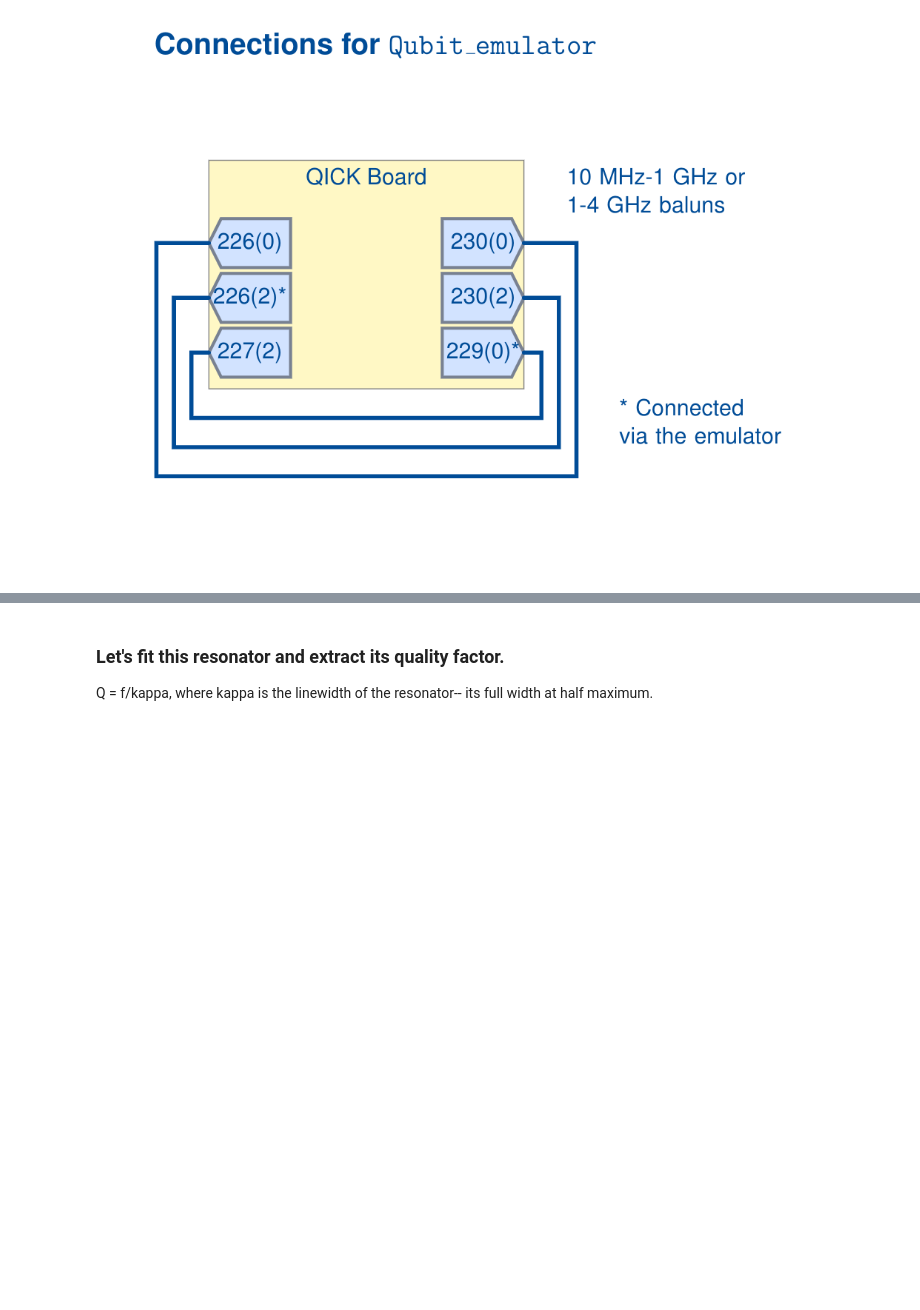
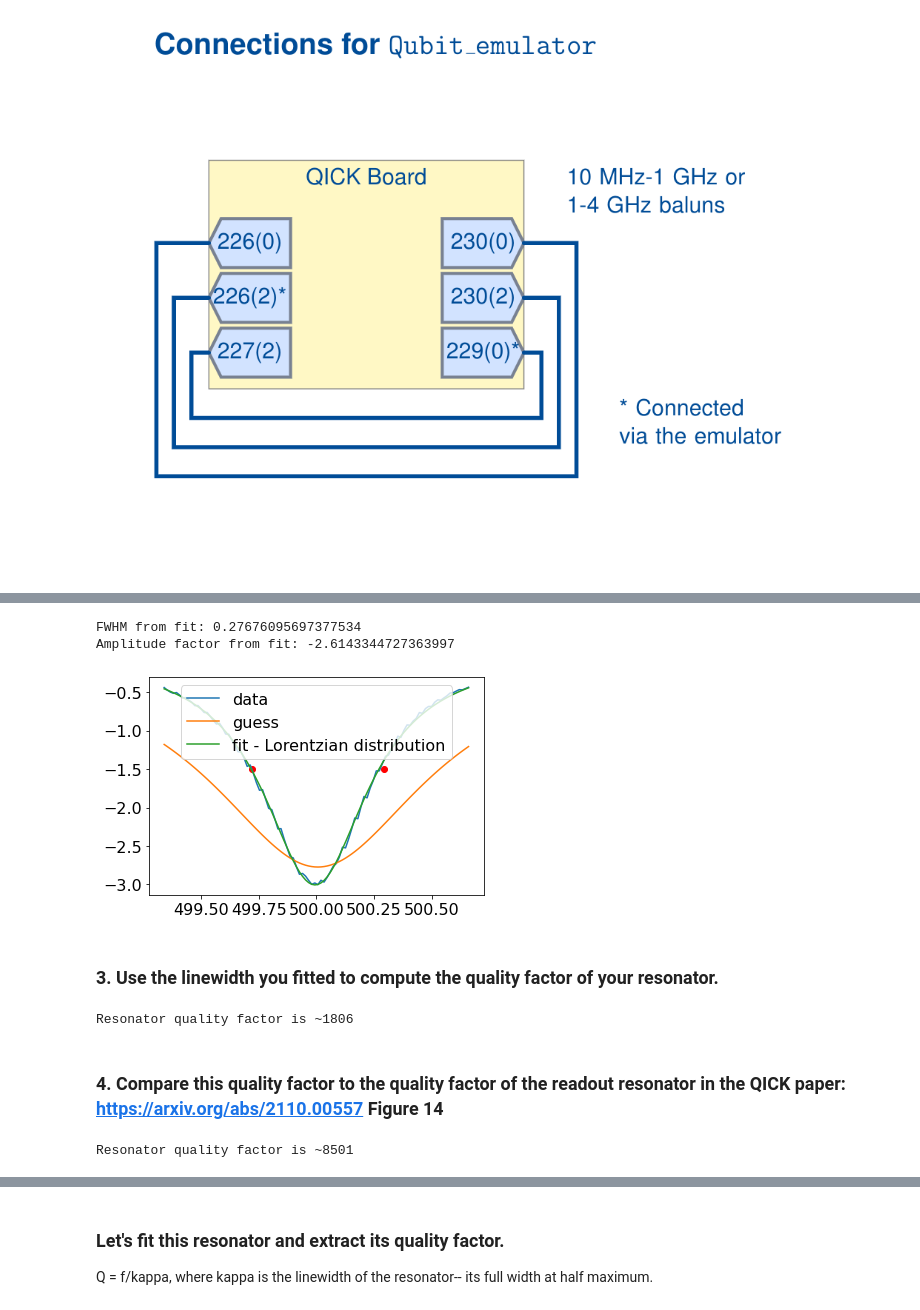
Before and after one commit to openquantumhardware/QIS_SummerSchool_2024, a Jupyter notebook: ZCU216/demos_qce/demos_expt/LabDay1_Resonator.ipynb, the cells around one changed output, grey strips where cells are left out. Saved outputs shown, nothing was run; the diff lists cells and outputs as text; code cells hidden in the pictures; blank space fills up the shorter version.

```diff
--- a/ZCU216/demos_qce/demos_expt/LabDay2_Resonator.ipynb
+++ b/ZCU216/demos_qce/demos_expt/LabDay1_Resonator.ipynb
@@ -149,0 +229,12 @@ By measuring the complex S_21 of the resonator around its resonant frequency, we
+# %%
+def lorentzian(f, gamma, f0, A):
+    return (A/np.pi) / (gamma) / (1 + np.power((f-f0)/(gamma),2.))
+
+def FWHM_analytic(f, S21):
+    f_min = f[np.argmin(S21)] #; print(f_min)
+    S_min = np.min(S21) #; print(S_min)
+    halfmax = S_min/2 #; print(halfmax)
+    hm_f_lo = f[f<f_min][np.argmin(np.abs(S21[f<f_min]-halfmax))] #; print(hm_f_lo)
+    hm_f_hi = f[f>f_min][np.argmin(np.abs(S21[f>f_min]-halfmax))] #; print(hm_f_hi)
+    FWHM = hm_f_hi - hm_f_lo
+    return f_min, S_min, FWHM
@@ -149,0 +256,46 @@ By measuring the complex S_21 of the resonator around its resonant frequency, we
+# %%
+### Solution:
+
+min_idx = int(700)
+max_idx = int(800)
+
+plt.scatter([f_min-FWHM/2.],[S_min/2.],color='r',marker='o')
+plt.scatter([f_min+FWHM/2.],[S_min/2.],color='r',marker='o')
+
+guess = [FWHM , f_min , -5]
+gss_lorentzian = lorentzian(freqs, *guess)
+popt, pcov = curve_fit(lorentzian, freqs[min_idx:max_idx], S21[min_idx:max_idx], maxfev = 100000, p0 = guess)
+fit_lorentzian = lorentzian(freqs, *popt)
+plt.plot(freqs[min_idx:max_idx], S21[min_idx:max_idx], label="data")
+plt.plot(freqs[min_idx:max_idx], gss_lorentzian[min_idx:max_idx], label="guess")
+plt.plot(freqs[min_idx:max_idx], fit_lorentzian[min_idx:max_idx], label="fit - Lorentzian distribution")
+plt.legend()
+
+print("FWHM from fit:", popt[0])
+print("Amplitude factor from fit:", popt[2])
+# %% [output]
+FWHM from fit: 0.27676095697377534
+Amplitude factor from fit: -2.6143344727363997
+[figure, added]
+# %% [markdown]
+### 3. Use the linewidth you fitted to compute the quality factor of your resonator.
+# %%
+### Solution:
+
+kappa = popt[0] ## Resonator linewidth (gamma of the Lorentzian function)
+f = popt[1] ## Resonator center frequency
+Q = f/kappa
+print("Resonator quality factor is ~" + str(int(Q)))
+# %% [output]
+Resonator quality factor is ~1806
+# %% [markdown]
+### 4. Compare this quality factor to the quality factor of the readout resonator in the QICK paper: https://arxiv.org/abs/2110.00557 Figure 14
+# %%
+### Solution:
+
+kappa = 1e6 ## Resonator linewidth from QICK paper
+f = 8.5015e9 ## Resonator center frequency from QICK paper
+Q = f/kappa
+print("Resonator quality factor is ~" + str(int(Q)))
+# %% [output]
+Resonator quality factor is ~8501
```
Also changed, not shown: parts of 50 cells of this notebook.
